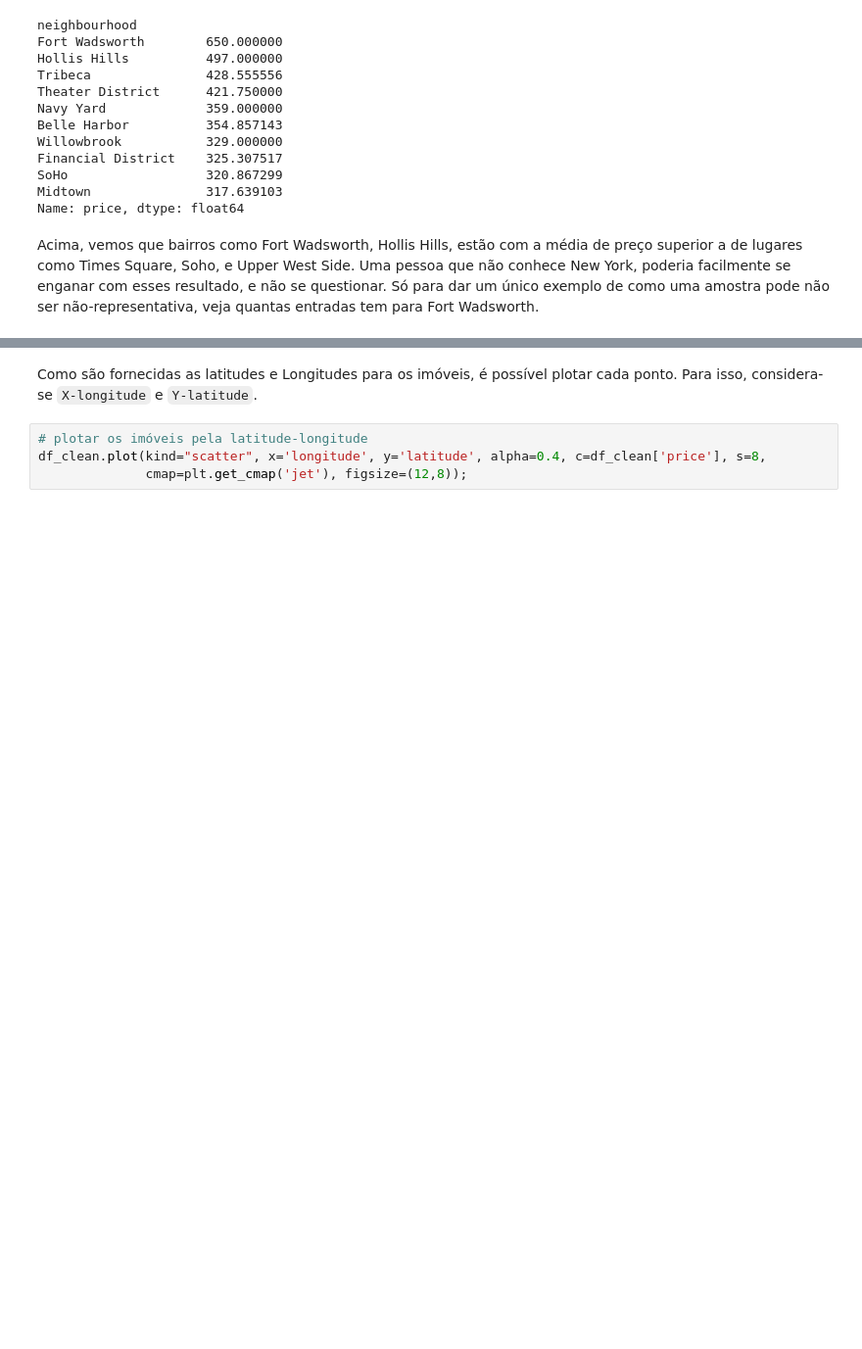
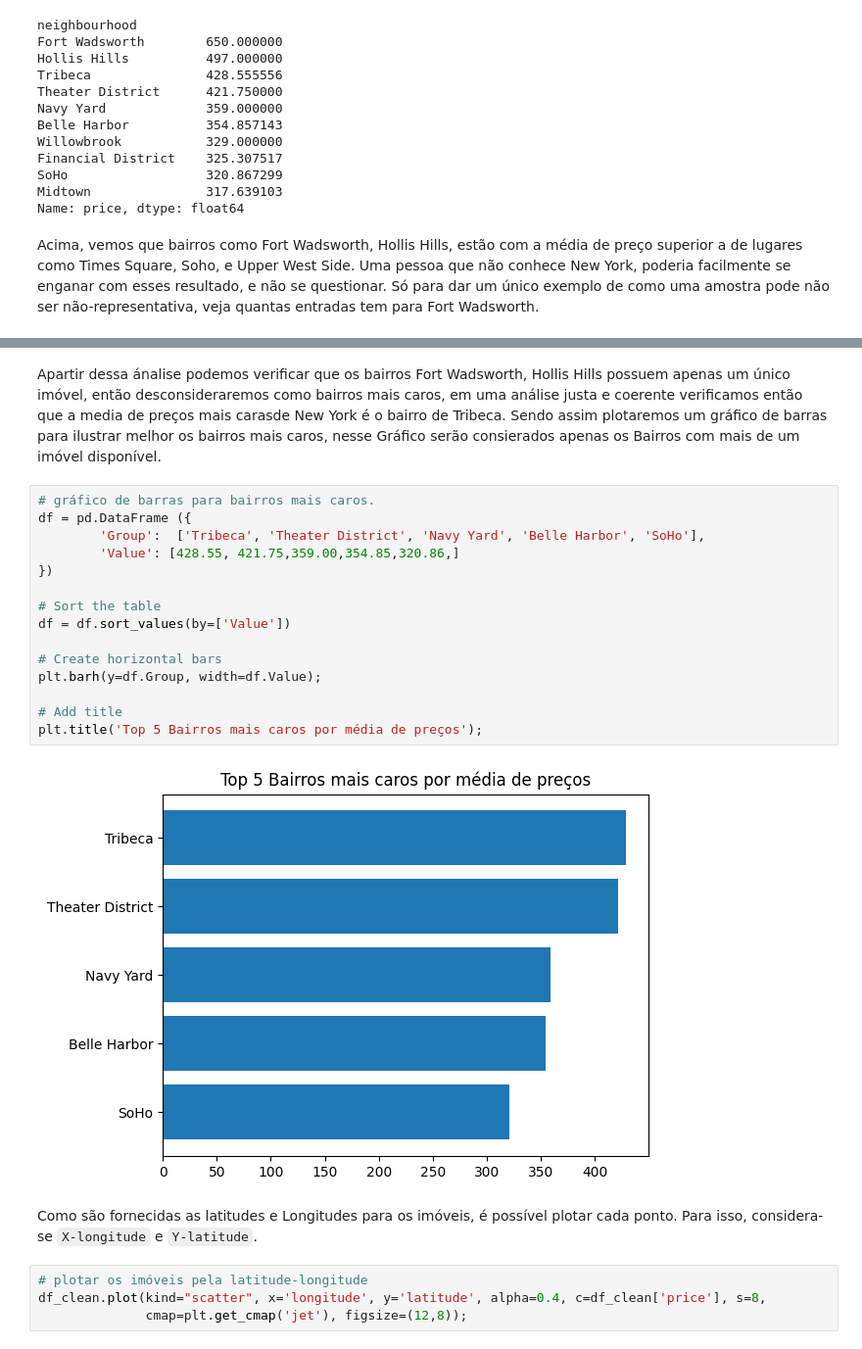
Before and after one commit to jeremiasAmorim/Repository_01, a Jupyter notebook: Projeto_Airbnb_New_York.ipynb, the cells around one changed output, grey strips where cells are left out. Shown at 98% size. Saved outputs shown, nothing was run; the diff lists cells and outputs as text; blank space fills up the shorter version.

```diff
--- a/Projeto_Airbnb_New_York.ipynb
+++ b/Projeto_Airbnb_New_York.ipynb
@@ -318,3 +405,23 @@ df_clean[df_clean.neighbourhood == "Fort Wadsworth"]
+# %% [markdown]
+Apartir dessa ánalise podemos verificar que os bairros Fort Wadsworth, Hollis Hills possuem apenas um único imóvel, então desconsideraremos como bairros mais caros, em uma análise justa e coerente verificamos então que a media de preços mais carasde New York é o bairro de Tribeca.
+Sendo assim plotaremos um gráfico de barras para ilustrar melhor os bairros mais caros, nesse Gráfico serão consierados apenas os Bairros com mais de um imóvel disponível.
+# %%
+# gráfico de barras para bairros mais caros.
+df = pd.DataFrame ({
+        'Group':  ['Tribeca', 'Theater District', 'Navy Yard', 'Belle Harbor', 'SoHo'],
+        'Value': [428.55, 421.75,359.00,354.85,320.86,]
+})
+
+# Sort the table
+df = df.sort_values(by=['Value'])
+
+# Create horizontal bars
+plt.barh(y=df.Group, width=df.Value);
+
+# Add title
+plt.title('Top 5 Bairros mais caros por média de preços');
+# %% [output]
+[figure, added]
 # %% [markdown]
 Como são fornecidas as latitudes e Longitudes para os imóveis, é possível plotar cada ponto. Para isso, considera-se `X-longitude` e `Y-latitude`.
 # %%
```
Also changed, not shown: parts of 19 cells of this notebook.
